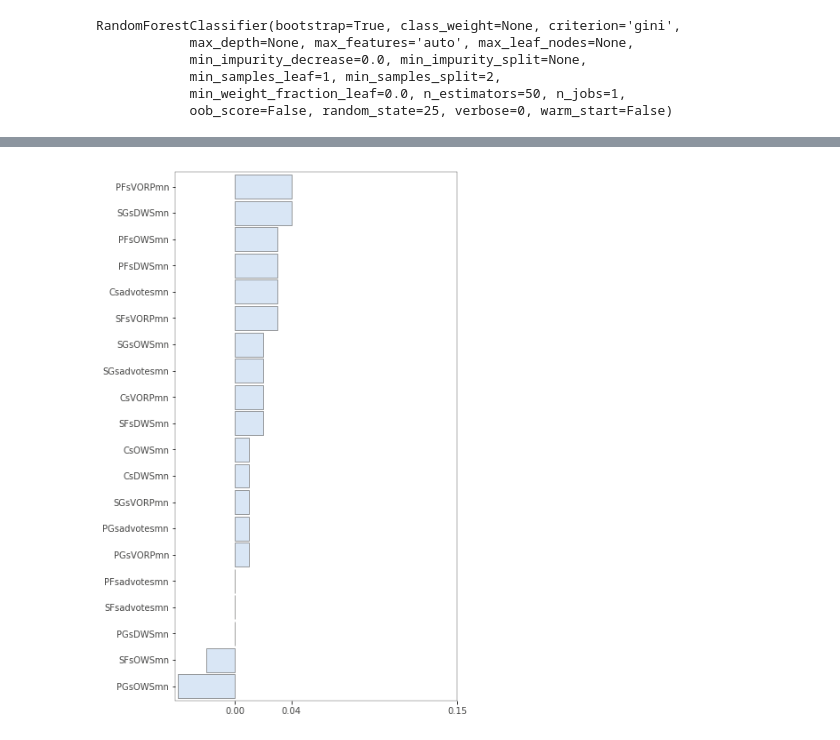
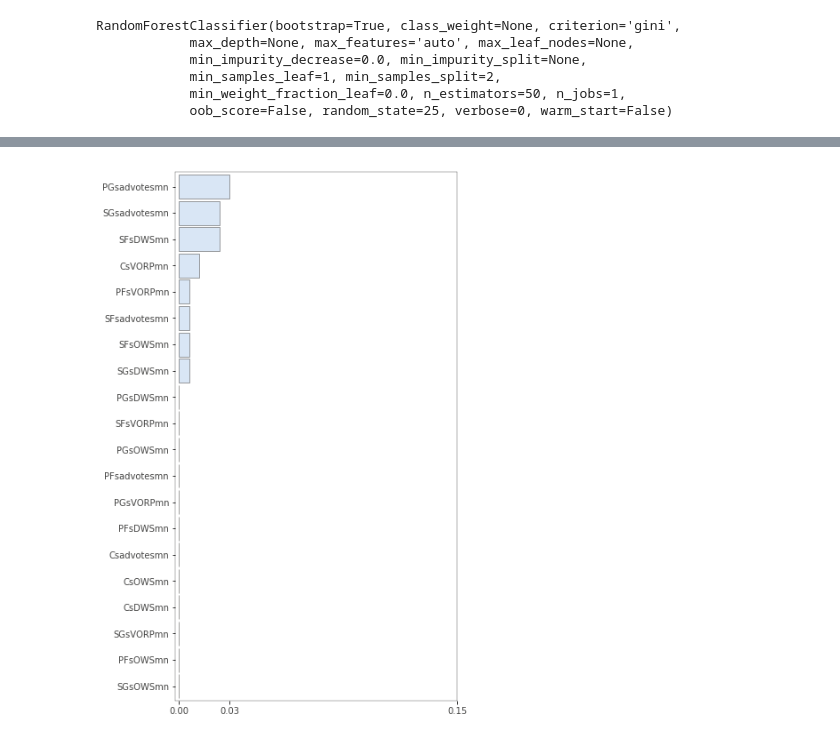
Before and after one commit to dmacUT/nba-final4-projections, a Jupyter notebook: splittingstatsbyplayer.ipynb, the cells around one changed output, grey strips where cells are left out. Drawn from its saved outputs; the diff is of its cells as text; code cells hidden in the pictures.

```diff
--- a/splittingstatsbyplayer.ipynb
+++ b/splittingstatsbyplayer.ipynb
@@ -482,3 +589,3 @@ def split_1(df, test_size=.3):
 # %%
-#first split
-X_train_1, X_test_1, y_train_1, y_test_1 = train_test_split(ct3, ct3['HomeCourt_x'], random_state=19, test_size=.30)
+#Split of training data after it has been bootstrapped
+X_train_1, X_test_1, y_train_1, y_test_1 = train_test_split(bas, bas_targ, random_state=19, test_size=.25)
@@ -509,4 +592,4 @@ X_train_bas, X_test_bas, y_train_bas, y_test_bas = train_test_split(ct3, ct3['Ho
 # %%
-bmodel = GradientBoostingClassifier(learning_rate=0.05)
-bmodel.fit(X_train_bas,y_train_bas)
+bmodel = GradientBoostingClassifier(learning_rate=0.01)
+bmodel.fit(X_train_1,y_train_1)
 # %% [output]
@@ -533,7 +624,7 @@ print(fn, tn)
 rf = RandomForestClassifier(bootstrap=True, n_estimators=50,
                            max_features='auto',
                            random_state=25, n_jobs=1)
-rf.fit(X_train_bas, y_train_bas)
+rf.fit(X_train_1, y_train_1)
 # %% [output]
 RandomForestClassifier(bootstrap=True, class_weight=None, criterion='gini',
             max_depth=None, max_features='auto', max_leaf_nodes=None,
@@ -543,0 +641,2 @@ RandomForestClassifier(bootstrap=True, class_weight=None, criterion='gini',
+# %%
+rf.fit(X_train_1, y_train_1)
@@ -579,6 +725,6 @@ print(fnr, tnr)
 # %%
-imp =importances(rf, X_test_bas, y_test_bas)
+imp =importances(rf, X_test_1, y_test_1)
 viz = plot_importances(imp,width=6, vscale=2)
 viz.view()
 # %% [output]
-[figure, old version]
+[figure, new version]
```
Also changed, not shown: parts of 39 cells of this notebook.
